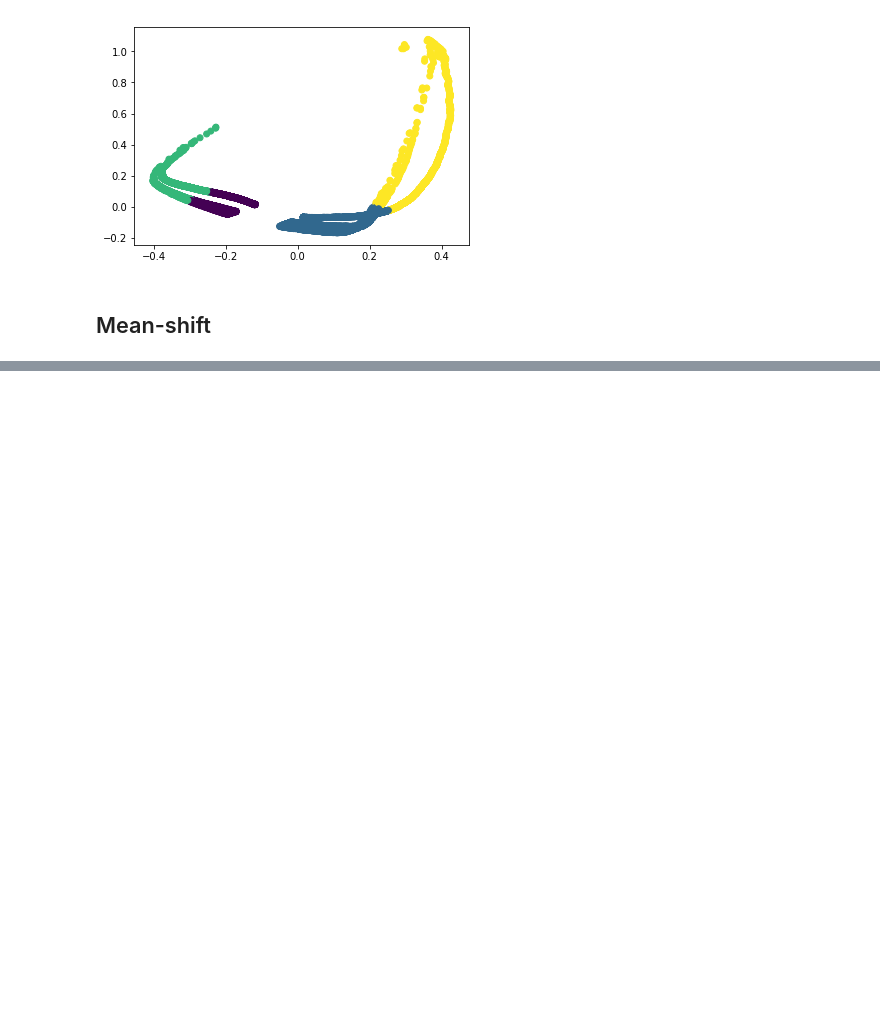
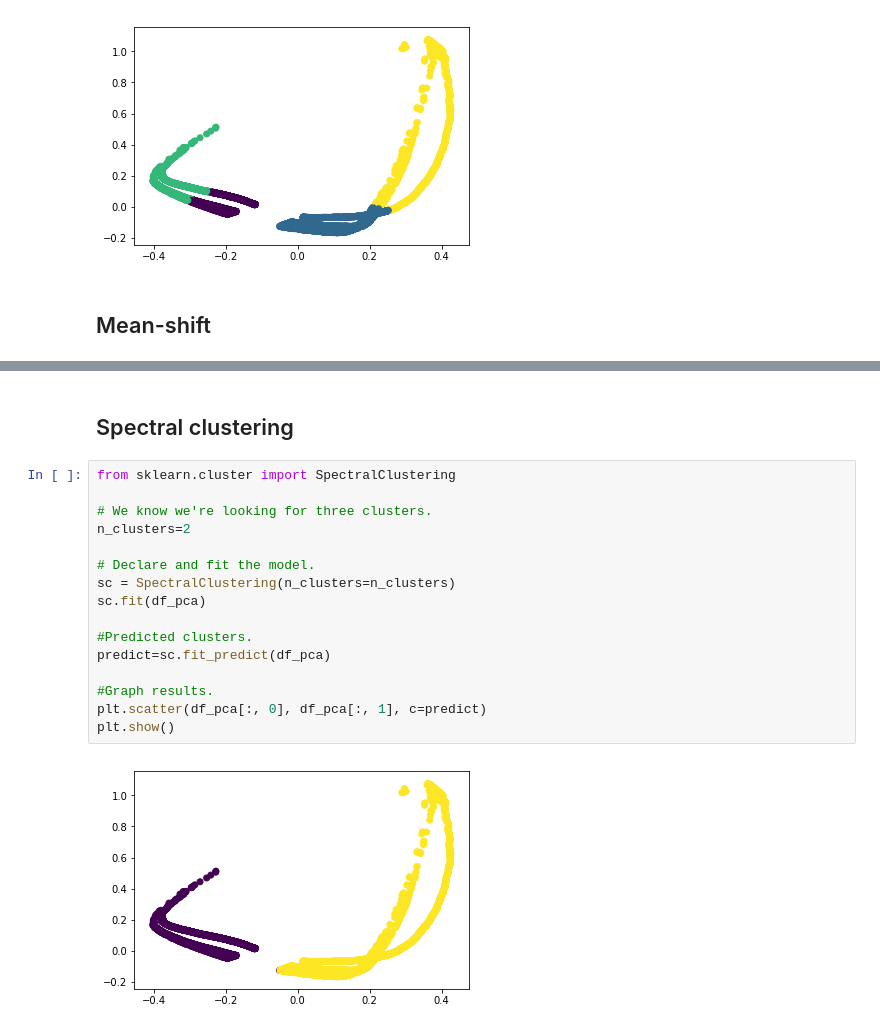
Before and after one commit to mattxushuai/Thinkful-DS, a Jupyter notebook: Boston marathon.ipynb, the cells around one changed output, grey strips where cells are left out. Cells and saved outputs as stored; diff of their text form; blank space fills up the shorter version.

```diff
--- a/Boston marathon.ipynb
+++ b/Boston marathon.ipynb
@@ -1315,0 +240,20 @@ from sklearn.cluster import MeanShift
+# %% [markdown]
+## Spectral clustering
+# %%
+from sklearn.cluster import SpectralClustering
+
+# We know we're looking for three clusters.
+n_clusters=2
+
+# Declare and fit the model.
+sc = SpectralClustering(n_clusters=n_clusters)
+sc.fit(df_pca)
+
+#Predicted clusters.
+predict=sc.fit_predict(df_pca)
+
+#Graph results.
+plt.scatter(df_pca[:, 0], df_pca[:, 1], c=predict)
+plt.show()
+# %% [output]
+[figure, added]
```
Also changed, not shown: parts of 5 cells of this notebook.
